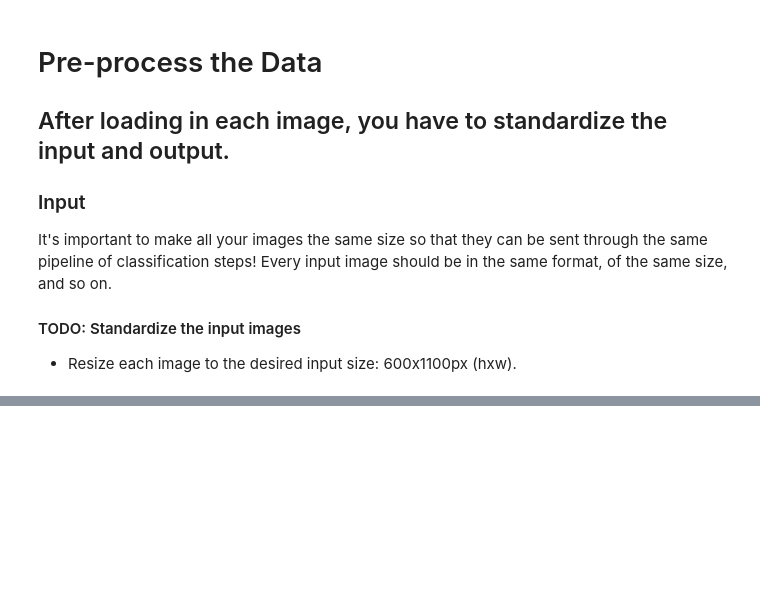
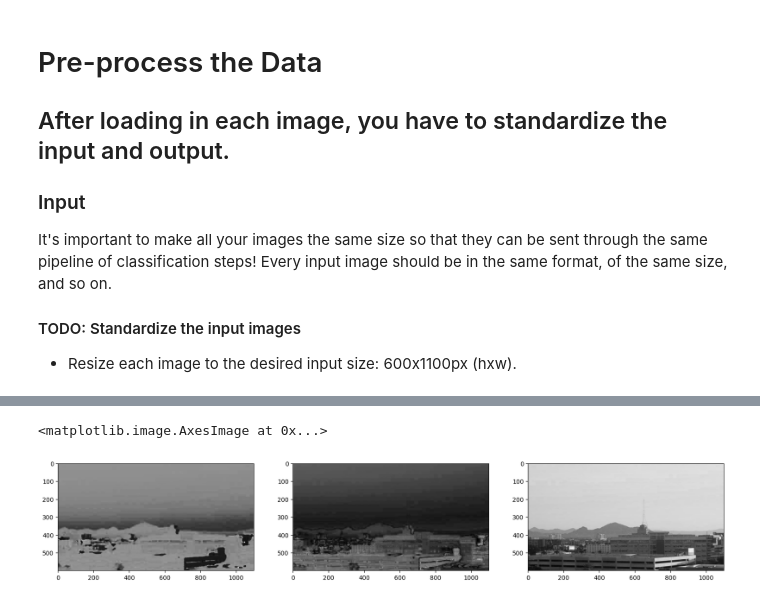
Before and after one commit to Achuthankrishna/Day_Night_Classifier, a Jupyter notebook: Day_Night_Classifier.ipynb, the cells around one changed output, grey strips where cells are left out. Saved outputs shown, nothing was run; the diff lists cells and outputs as text; code cells hidden in the pictures; blank space fills up the shorter version.

```diff
--- a/Day_Night_Classifier.ipynb
+++ b/Day_Night_Classifier.ipynb
@@ -83,6 +83,6 @@ It's important to make all your images the same size so that they can be sent th
 def standard_input(image):
 
     standard_im = []
-    standard_im=image[0:600, 0:1100]
+    standard_im=cv2.resize(image,(1100,600))
 
     return standard_im
@@ -88,0 +130,11 @@ def standard_input(image):
+# %%
+standard_image=standard_input(Image_list[0][0])
+hsv=cv2.cvtColor(standard_image,cv2.COLOR_RGB2HSV)
+f, (ax1, ax2, ax3) = plt.subplots(1, 3, figsize=(20,10))
+
+ax1.imshow(hsv[:,:,0],cmap='gray')
+ax2.imshow(hsv[:,:,1],cmap='gray')
+ax3.imshow(hsv[:,:,2],cmap='gray')
+# %% [output]
+<matplotlib.image.AxesImage at 0x...>
+[figure, added]
```
Also changed, not shown: parts of 19 cells of this notebook.
